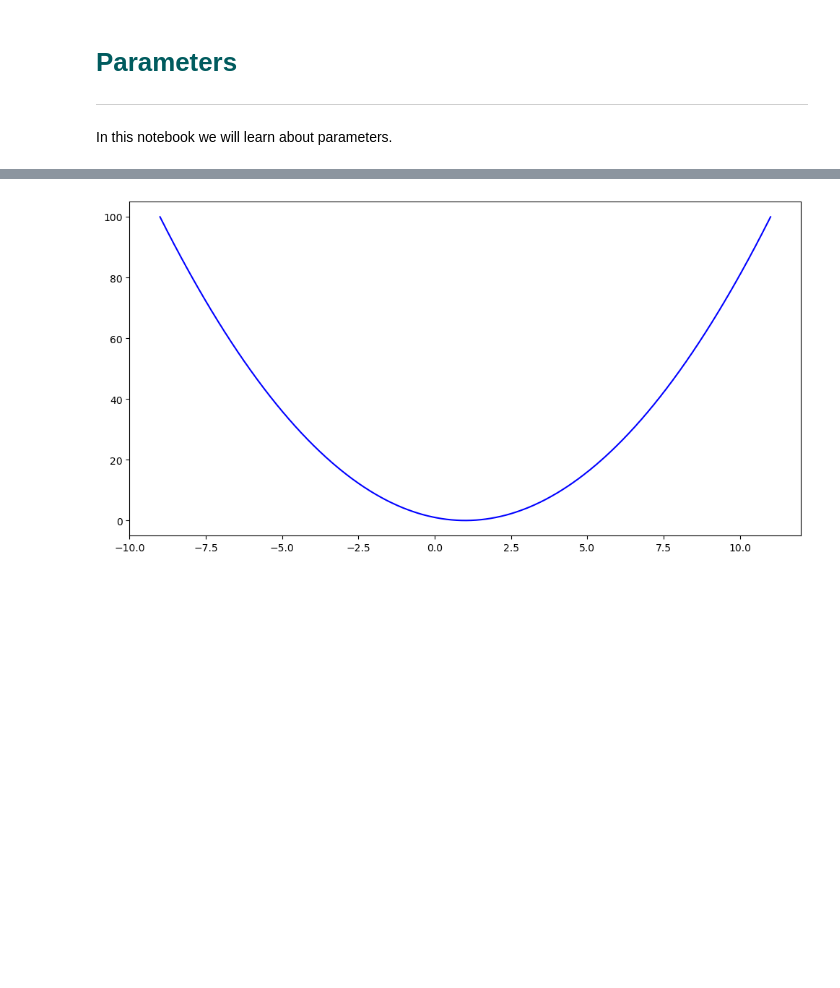
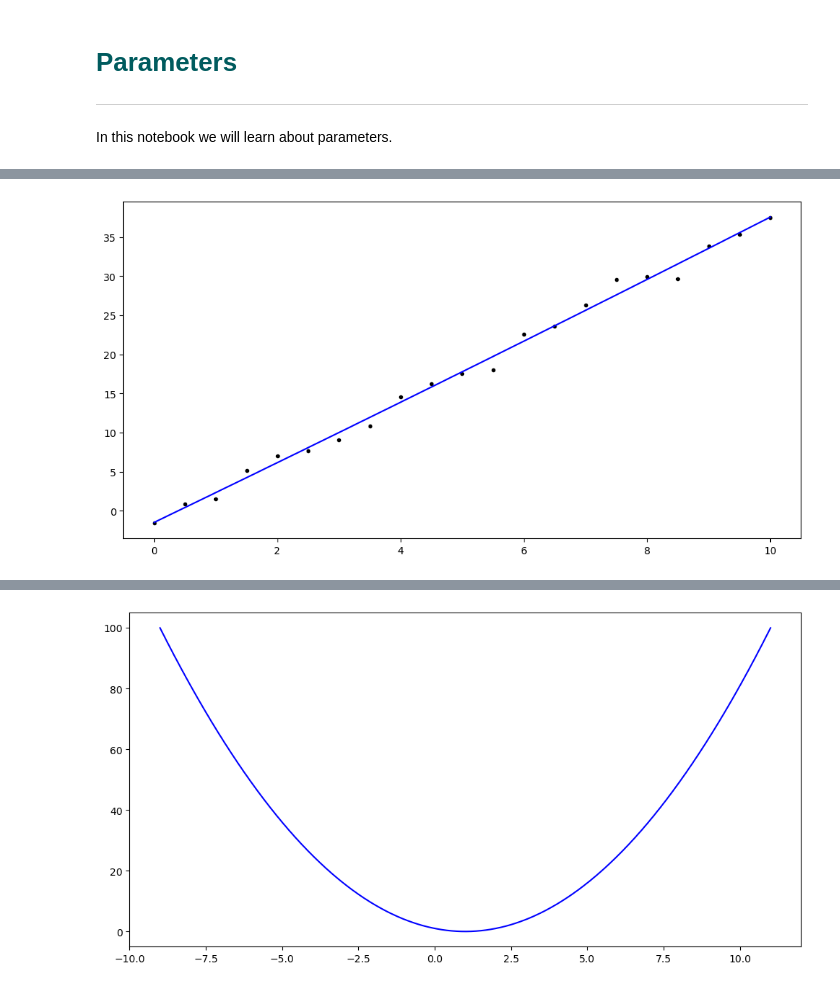
Before and after one commit to ianmcloughlin/2223-S1-machine-learn-stats, a Jupyter notebook: notebooks/03-parameters.ipynb, the cells around one changed output, grey strips where cells are left out. Cells and saved outputs as stored; diff of their text form; code cells hidden in the pictures; blank space fills up the shorter version.

```diff
--- a/notebooks/03-parameters.ipynb
+++ b/notebooks/03-parameters.ipynb
@@ -62,3 +65,14 @@ array([-2.25453919e-03,  4.05949315e+00, -2.40839891e+00])
+# %%
+# Create a plot.
+fig, ax = plt.subplots(figsize=(12,6))
+
+# Plot x vs y.
+ax.plot(x, y, 'k.')
+
+# Plot x vs parameters on x.
+ax.plot(x, params[0] * x**2 + params[1] * x + params[2], 'b-');
+# %% [output]
+[figure, added]
 # %%
 # Create a plot.
 fig, ax = plt.subplots(figsize=(12,6))
```
Also changed, not shown: parts of 21 cells of this notebook.
